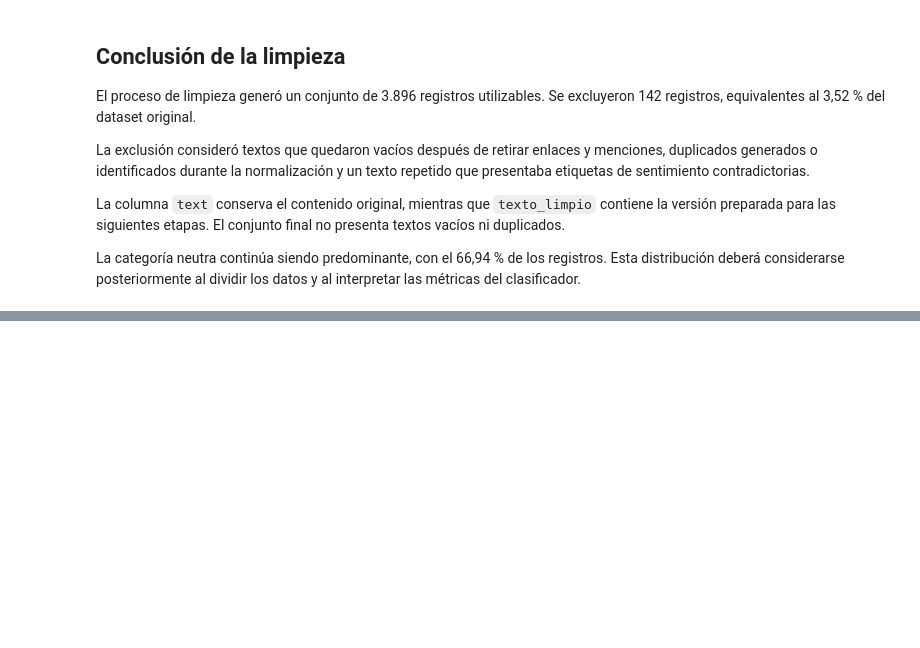
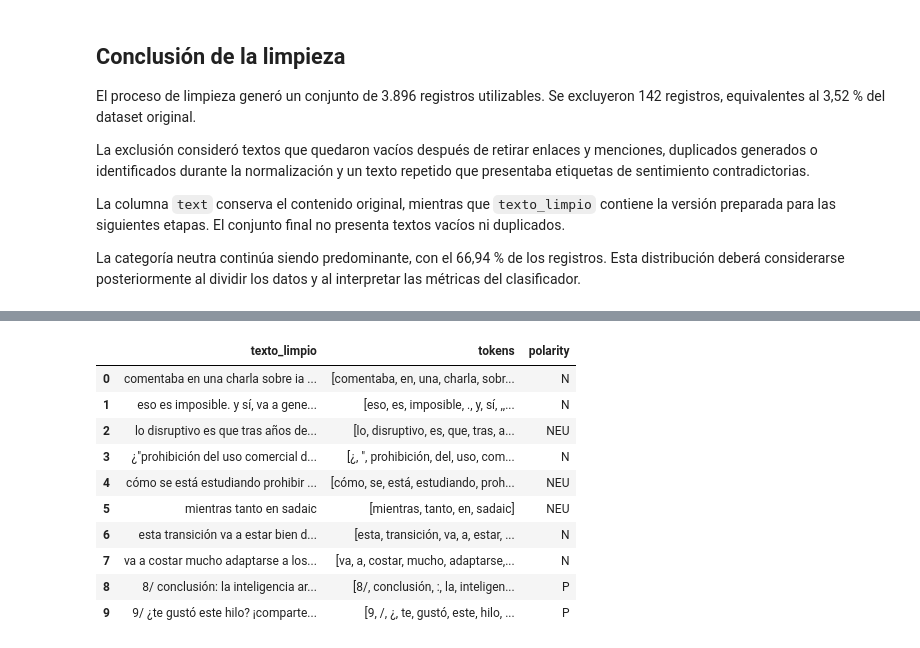
Before and after one commit to cahecaz/TrabajoFinal_analisisdesentimientos, a Jupyter notebook: Analisis_Inicial_IA_Tweets.ipynb, the cells around one changed output, grey strips where cells are left out. Cells and saved outputs as stored; diff of their text form; code cells hidden in the pictures; blank space fills up the shorter version.

Commit message:
Completa limpieza y validación de textos Creado con Colab

```diff
--- a/Analisis_Inicial_IA_Tweets.ipynb
+++ b/Analisis_Inicial_IA_Tweets.ipynb
@@ -557,0 +568,26 @@ datos y al interpretar las métricas del clasificador.
+# %%
+# 16. Tokenizar los textos con NLTK
+
+from nltk.tokenize import TweetTokenizer
+
+tokenizador = TweetTokenizer()
+
+datos_limpios['tokens'] = datos_limpios[
+    'texto_limpio'
+].apply(tokenizador.tokenize)
+
+datos_limpios[
+    ['texto_limpio', 'tokens', 'polarity']
+].head(10)
+# %% [output]
+|  | texto_limpio | tokens | polarity |
+| 0 | comentaba en una charla sobre ia ... | [comentaba, en, una, charla, sobr... | N |
+| 1 | eso es imposible. y sí, va a gene... | [eso, es, imposible, ., y, sí, ,,... | N |
+| 2 | lo disruptivo es que tras años de... | [lo, disruptivo, es, que, tras, a... | NEU |
+| 3 | ¿"prohibición del uso comercial d... | [¿, ", prohibición, del, uso, com... | N |
+| 4 | cómo se está estudiando prohibir ... | [cómo, se, está, estudiando, proh... | NEU |
+| 5 | mientras tanto en sadaic | [mientras, tanto, en, sadaic] | NEU |
+| 6 | esta transición va a estar bien d... | [esta, transición, va, a, estar, ... | N |
+| 7 | va a costar mucho adaptarse a los... | [va, a, costar, mucho, adaptarse,... | N |
+| 8 | 8/ conclusión: la inteligencia ar... | [8/, conclusión, :, la, inteligen... | P |
+| 9 | 9/ ¿te gustó este hilo? ¡comparte... | [9, /, ¿, te, gustó, este, hilo, ... | P |
```
Also changed, not shown: parts of 3 cells of this notebook.
